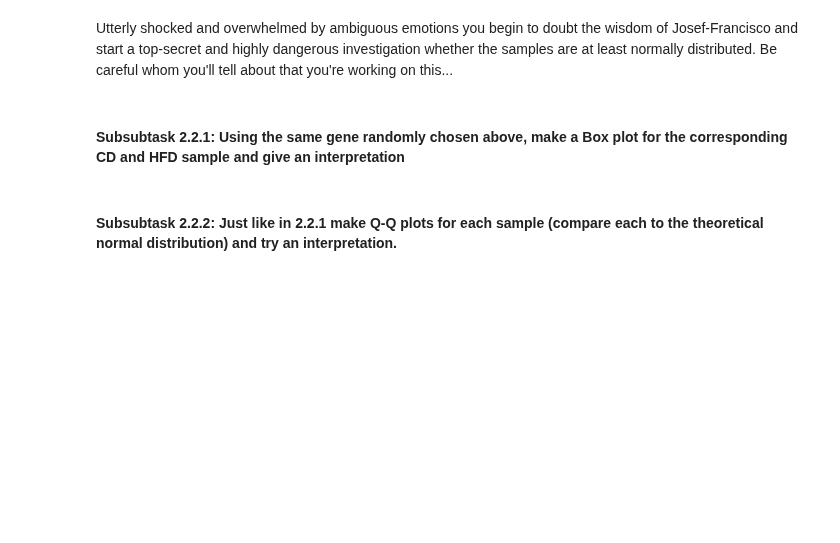
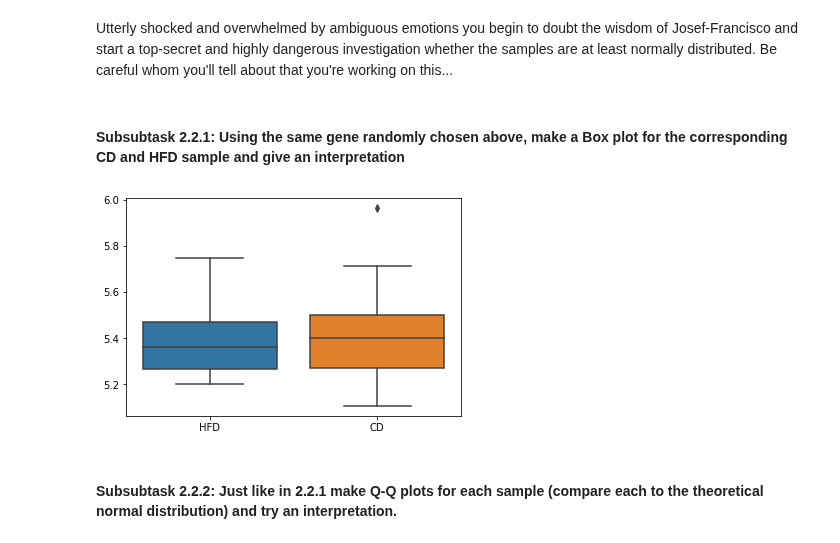
Before and after one commit to TrisKast/DataScience-Bioinformatics, a Jupyter notebook: notebooks/Day56_DE_Analysis.ipynb, the cells around one changed output. Cells and saved outputs as stored; diff of their text form; code cells hidden in the pictures; blank space fills up the shorter version.

Commit message:
task 2.2.1 boxplot

```diff
--- a/notebooks/Day56_DE_Analysis.ipynb
+++ b/notebooks/Day56_DE_Analysis.ipynb
@@ -254,3 +254,11 @@ plt.show()
 Utterly shocked and overwhelmed by ambiguous emotions you begin to doubt the wisdom of Josef-Francisco and start a top-secret and highly dangerous investigation whether the samples are at least normally distributed. Be careful whom you'll tell about that you're working on this...
 # %% [markdown]
 #### Subsubtask 2.2.1: Using the same gene randomly chosen above, make a Box plot for the corresponding CD and HFD sample and give an interpretation
+# %%
+# merge both random samples into a single data frame
+merged_data = pandas.DataFrame([*hfd_diet.values, *cd_diet.values], index=['HFD', 'CD']).transpose()
+
+# create boxplot
+sns.boxplot(data=merged_data);
+# %% [output]
+[figure, added]
```
Also changed, not shown: parts of 1 cell of this notebook.
